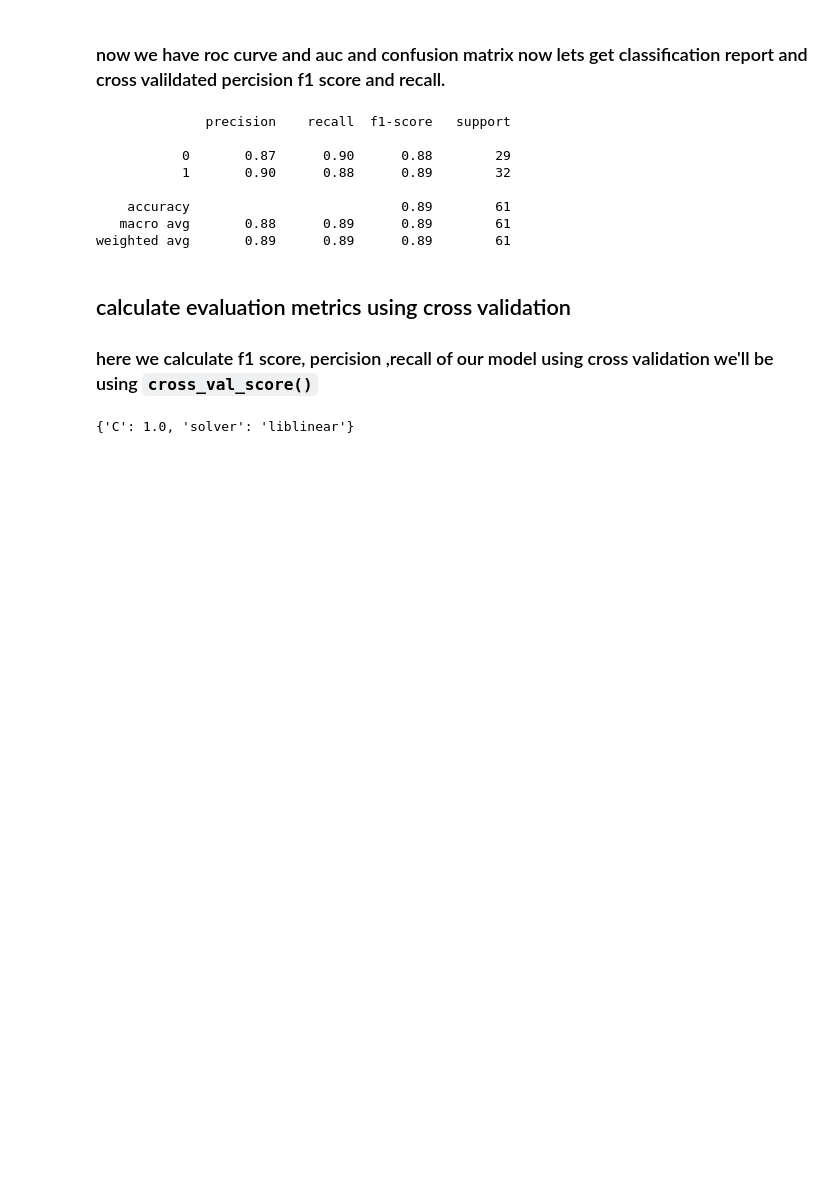
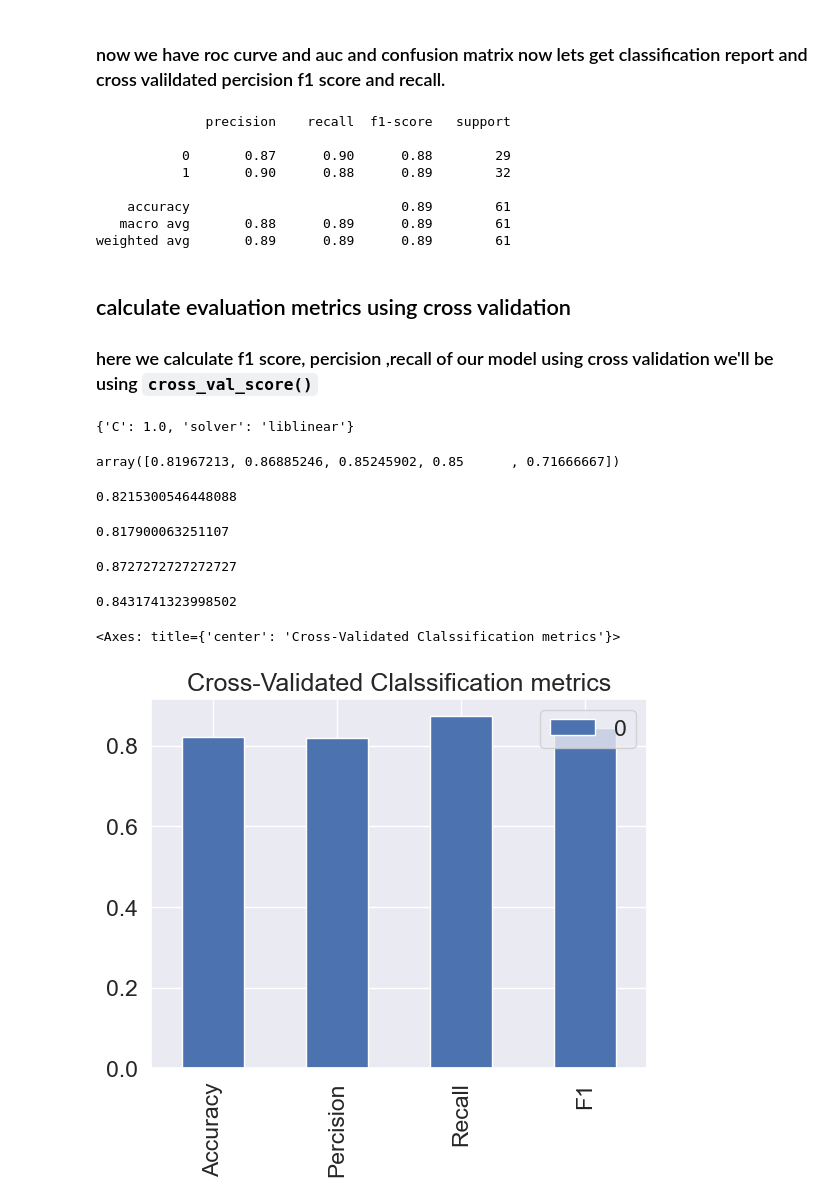
Before and after one commit to AbdiDesalegn/Supervised_learning_project-classification-, a Jupyter notebook: Heart-Disease-Classification.ipynb, the cells around one changed output. Cells and saved outputs as stored; diff of their text form; code cells hidden in the pictures; blank space fills up the shorter version.

```diff
--- a/Heart-Disease-Classification.ipynb
+++ b/Heart-Disease-Classification.ipynb
@@ -844,8 +844,56 @@ cv_acc = cross_val_score(clf,
                          y,
                          cv=5,
                          scoring="accuracy")
+cv_acc
+# %% [output]
+array([0.81967213, 0.86885246, 0.85245902, 0.85      , 0.71666667])
+# %%
+cv_acc = np.mean(cv_acc)
+cv_acc
+# %% [output]
+0.8215300546448088
 # %%
 # cross validated percision
-cv_precision = cross_val_score
+cv_precision = cross_val_score(clf,
+                               x,
+                               y,
+                               cv=5,
+                               scoring="precision")
+cv_precision = np.mean(cv_precision)
+cv_precision
+# %% [output]
+0.817900063251107
 # %%
 #cross validated recall
+cv_recall = cross_val_score(clf,
+                            x,
+                            y,
+                            cv=5,
+                            scoring="recall")
+cv_recall = np.mean(cv_recall)
+cv_recall
+# %% [output]
+0.8727272727272727
+# %%
+# cross validated f1-score
+cv_f1 = cross_val_score(clf,
+                           x,
+                           y,
+                           cv=5,
+                           scoring="f1")
+cv_f1 = np.mean(cv_f1)
+cv_f1
+# %% [output]
+0.8431741323998502
+# %%
+# visualize cross validated metrics
+
+cv_metrics  = pd.DataFrame({"Accuracy":cv_acc,
+                            "Percision": cv_precision,
+                            "Recall":cv_recall,
+                            "F1":cv_f1},
+                            index=[0])
+cv_metrics.T.plot.bar(title="Cross-Validated Clalssification metrics")
+# %% [output]
+<Axes: title={'center': 'Cross-Validated Clalssification metrics'}>
+[figure, added]
```
Also changed, not shown: parts of 8 cells of this notebook.
